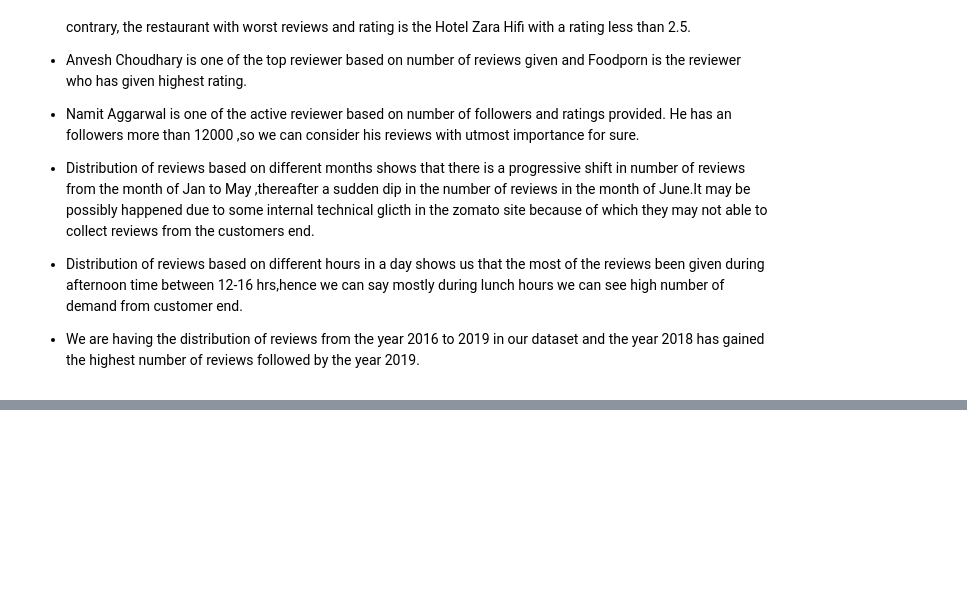
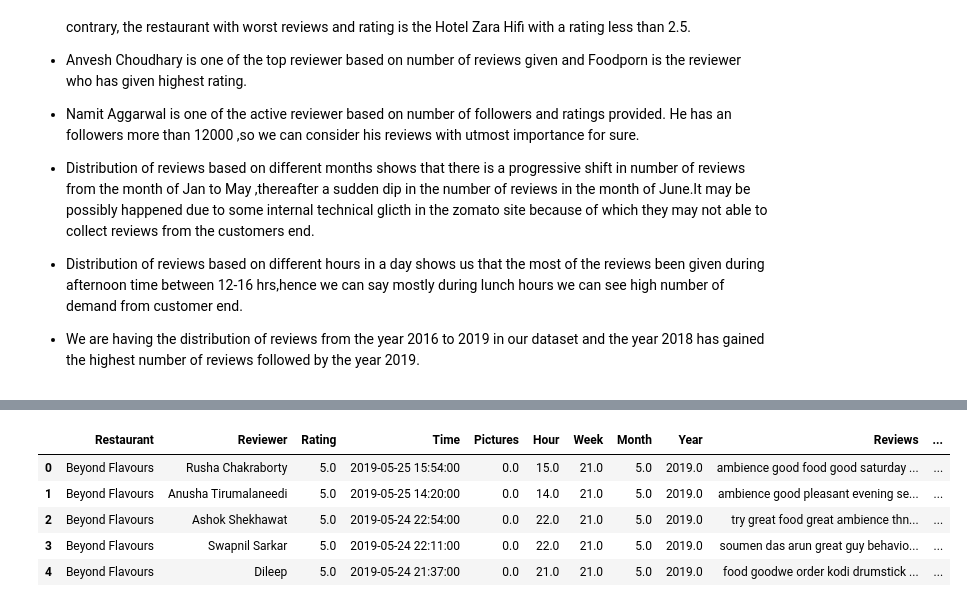
Before and after one commit to VargheseTito/Zomato-Restaurant-Clustering-And-Sentiment-Analysis, a Jupyter notebook: ZOMATO_RESTAURANT_CLUSTERING_AND_SENTIMENT_ANALYSIS_Tito_Varghese.ipynb, the cells around one changed output, grey strips where cells are left out. Saved outputs shown, nothing was run; the diff lists cells and outputs as text; code cells hidden in the pictures; blank space fills up the shorter version.

```diff
--- a/ZOMATO_RESTAURANT_CLUSTERING_AND_SENTIMENT_ANALYSIS_Tito_Varghese.ipynb
+++ b/ZOMATO_RESTAURANT_CLUSTERING_AND_SENTIMENT_ANALYSIS_Tito_Varghese.ipynb
@@ -777,0 +1020,12 @@ for i in time_list:
+# %%
+# droping the old review  column
+zomato_reviews_df=zomato_reviews_df.drop('Review',axis=1)
+# %%
+zomato_reviews_df.head()
+# %% [output]
+|  | Restaurant | Reviewer | Rating | Time | Pictures | Hour | Week | Month | Year | Reviews | ... |
+| 0 | Beyond Flavours | Rusha Chakraborty | 5.0 | 2019-05-25 15:54:00 | 0.0 | 15.0 | 21.0 | 5.0 | 2019.0 | ambience good food good saturday ... | ... |
+| 1 | Beyond Flavours | Anusha Tirumalaneedi | 5.0 | 2019-05-25 14:20:00 | 0.0 | 14.0 | 21.0 | 5.0 | 2019.0 | ambience good pleasant evening se... | ... |
+| 2 | Beyond Flavours | Ashok Shekhawat | 5.0 | 2019-05-24 22:54:00 | 0.0 | 22.0 | 21.0 | 5.0 | 2019.0 | try great food great ambience thn... | ... |
+| 3 | Beyond Flavours | Swapnil Sarkar | 5.0 | 2019-05-24 22:11:00 | 0.0 | 22.0 | 21.0 | 5.0 | 2019.0 | soumen das arun great guy behavio... | ... |
+| 4 | Beyond Flavours | Dileep | 5.0 | 2019-05-24 21:37:00 | 0.0 | 21.0 | 21.0 | 5.0 | 2019.0 | food goodwe order kodi drumstick ... | ... |
```
Also changed, not shown: parts of 12 cells of this notebook.
